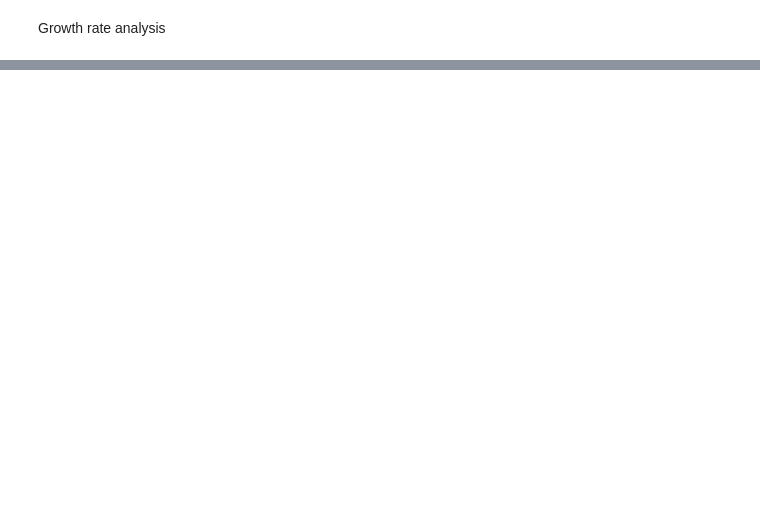
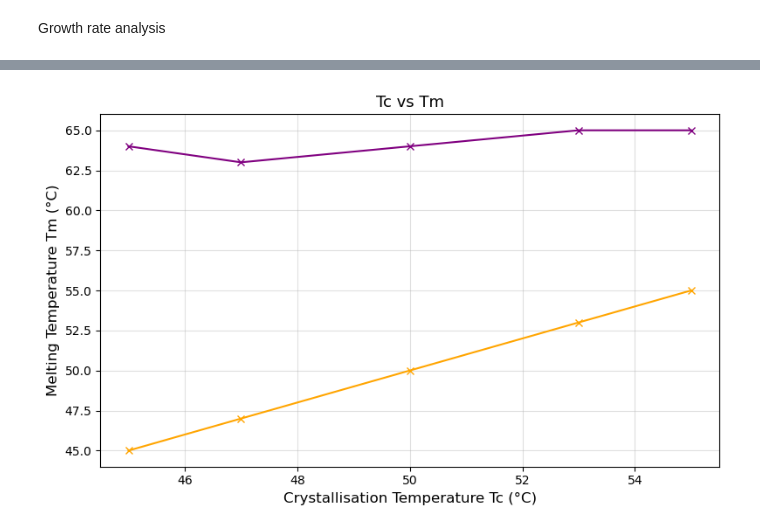
Before and after one commit to Thomas-J-Fish/II_Materials, a Jupyter notebook: P3_Polymer_Crystallisation/GR_analysis.ipynb, the cells around one changed output, grey strips where cells are left out. Cells and saved outputs as stored; diff of their text form; code cells hidden in the pictures; blank space fills up the shorter version.

```diff
--- a/P3_Polymer_Crystallisation/GR_analysis.ipynb
+++ b/P3_Polymer_Crystallisation/GR_analysis.ipynb
@@ -30,0 +35,15 @@ plt.show()
+# %%
+df2 = pd.read_csv('GR_data/TC_TM_data.csv', header=0, sep='\t')
+
+plt.figure(figsize=(8, 5))
+plt.plot(df2['Tc'], df2['Tm'], marker='x', linestyle='-', color='purple')
+plt.plot(df2['Tc'], df2['Tc_Tm'], marker='x', linestyle='-', color='orange')
+plt.xlabel('Crystallisation Temperature Tc (°C)', fontsize=12)
+plt.ylabel('Melting Temperature Tm (°C)', fontsize=12)
+plt.title('Tc vs Tm', fontsize=13)
+plt.grid(True, alpha=0.4)
+plt.tight_layout()
+plt.savefig('Tc_vs_Tm_Tc-Tm.png', dpi=1000)
+plt.show()
+# %% [output]
+[figure, added]
```
Also changed, not shown: parts of 4 cells of this notebook, 10 other files.
